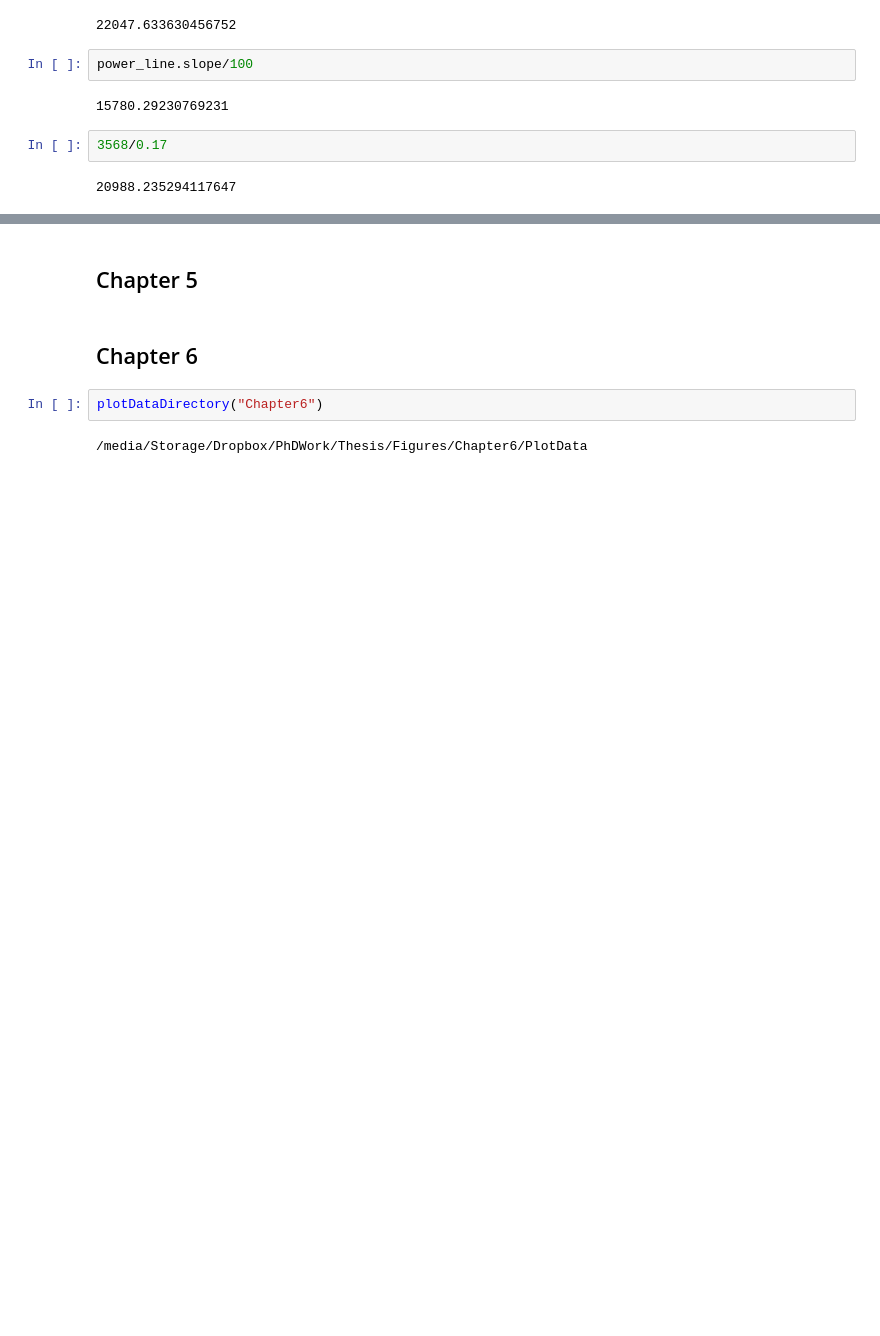
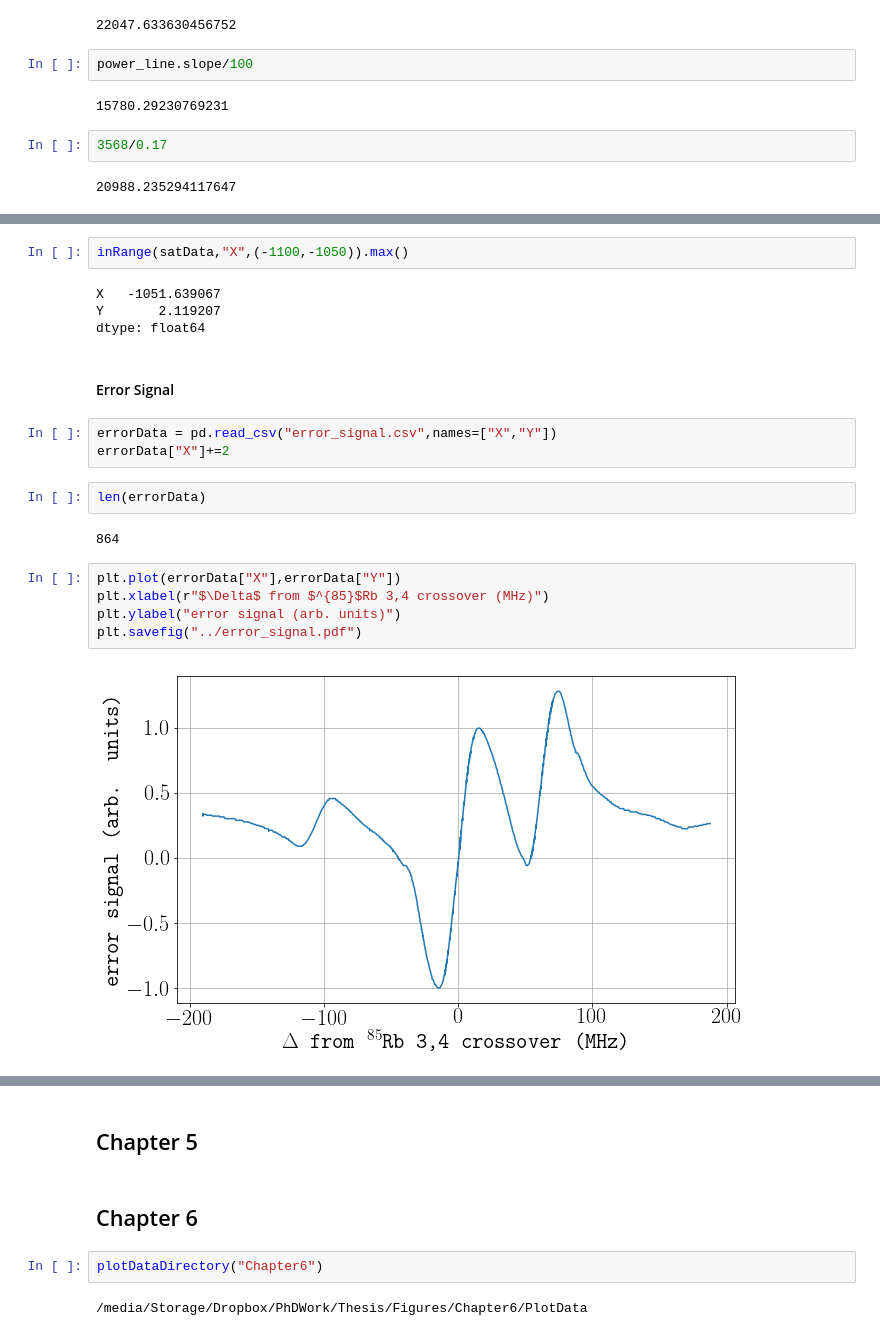
Before and after one commit to jstammers/thesis, a Jupyter notebook: Thesis Plots.ipynb, the cells around one changed output, grey strips where cells are left out. Saved outputs shown, nothing was run; the diff lists cells and outputs as text; blank space fills up the shorter version.

```diff
--- a/Thesis Plots.ipynb
+++ b/Thesis Plots.ipynb
@@ -264,0 +239,22 @@ power_line.slope/100
+# %%
+inRange(satData,"X",(-1100,-1050)).max()
+# %% [output]
+X   -1051.639067
+Y       2.119207
+dtype: float64
+# %% [markdown]
+#### Error Signal
+# %%
+errorData = pd.read_csv("error_signal.csv",names=["X","Y"])
+errorData["X"]+=2
+# %%
+len(errorData)
+# %% [output]
+864
+# %%
+plt.plot(errorData["X"],errorData["Y"])
+plt.xlabel(r"$\Delta$ from $^{85}$Rb 3,4 crossover (MHz)")
+plt.ylabel("error signal (arb. units)")
+plt.savefig("../error_signal.pdf")
+# %% [output]
+[figure, added]
```
Also changed, not shown: parts of 19 cells of this notebook, 24 other files.
